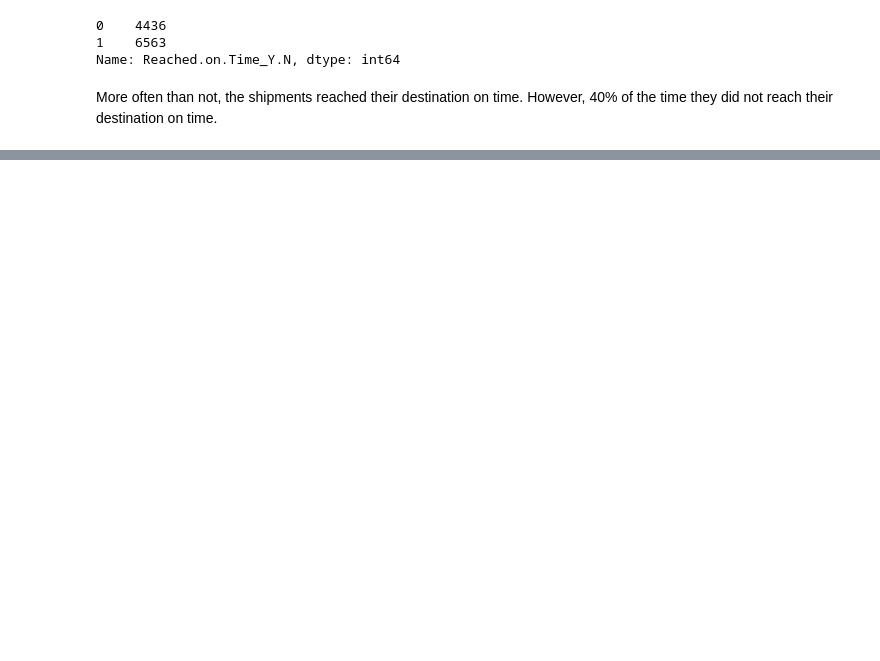
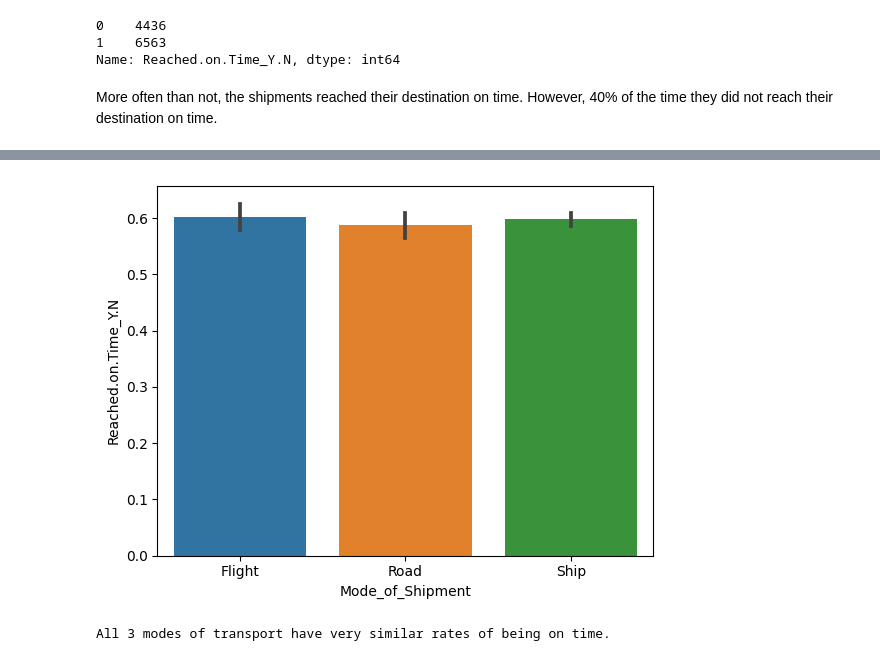
Before and after one commit to sharclark/Outlet_Sales, a Jupyter notebook: Ecom_Shipping_Project.ipynb, the cells around one changed output, grey strips where cells are left out. Saved outputs shown, nothing was run; the diff lists cells and outputs as text; code cells hidden in the pictures; blank space fills up the shorter version.

```diff
--- a/Ecom_Shipping_Project.ipynb
+++ b/Ecom_Shipping_Project.ipynb
@@ -404,0 +455,7 @@ More often than not, the shipments reached their destination on time. However, 4
+# %%
+sns.barplot(data=df, x='Mode_of_Shipment', y='Reached.on.Time_Y.N', order=['Flight', 'Road', 'Ship']);
+plt.show()
+print('All 3 modes of transport have very similar rates of being on time.')
+# %% [output]
+[figure, added]
+All 3 modes of transport have very similar rates of being on time.
```
Also changed, not shown: parts of 24 cells of this notebook.
